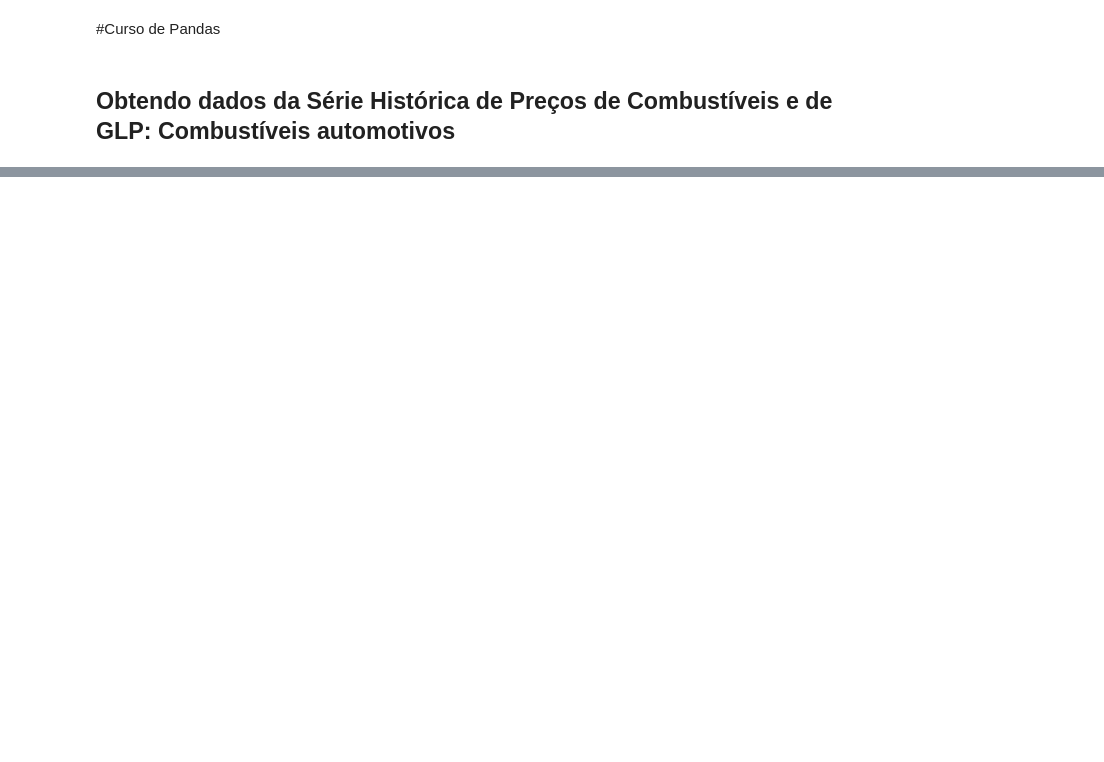
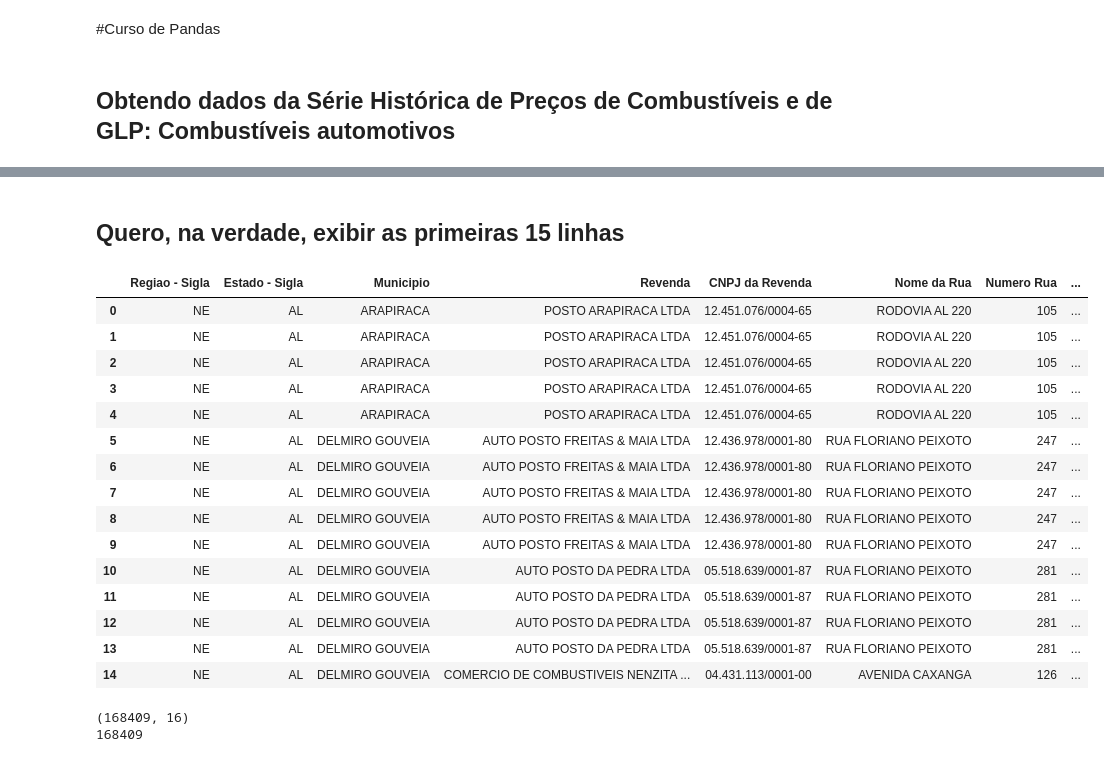
Before and after one commit to gabe-lda/pandas-uni, a Jupyter notebook: pandas_1.ipynb, the cells around one changed output, grey strips where cells are left out. Drawn from its saved outputs; the diff is of its cells as text; code cells hidden in the pictures; blank space fills up the shorter version.

```diff
--- a/pandas_1.ipynb
+++ b/pandas_1.ipynb
@@ -73,0 +58,3 @@ combustiveis_df.to_parquet("ca-200401-202201.snappy.parquet")
+# %%
+combustiveis_df = pd.read_excel("ca-2021-02.xlsx")
+print(combustiveis_df)
@@ -73,0 +90,31 @@ combustiveis_df.to_parquet("ca-200401-202201.snappy.parquet")
+# %% [markdown]
+## Quero, na verdade, exibir as primeiras 15 linhas
+# %%
+display(combustiveis_df.head(15))
+# %% [output]
+|  | Regiao - Sigla | Estado - Sigla | Municipio | Revenda | CNPJ da Revenda | Nome da Rua | Numero Rua | ... |
+| 0 | NE | AL | ARAPIRACA | POSTO ARAPIRACA LTDA | 12.451.076/0004-65 | RODOVIA AL 220 | 105 | ... |
+| 1 | NE | AL | ARAPIRACA | POSTO ARAPIRACA LTDA | 12.451.076/0004-65 | RODOVIA AL 220 | 105 | ... |
+| 2 | NE | AL | ARAPIRACA | POSTO ARAPIRACA LTDA | 12.451.076/0004-65 | RODOVIA AL 220 | 105 | ... |
+| 3 | NE | AL | ARAPIRACA | POSTO ARAPIRACA LTDA | 12.451.076/0004-65 | RODOVIA AL 220 | 105 | ... |
+| 4 | NE | AL | ARAPIRACA | POSTO ARAPIRACA LTDA | 12.451.076/0004-65 | RODOVIA AL 220 | 105 | ... |
+| 5 | NE | AL | DELMIRO GOUVEIA | AUTO POSTO FREITAS & MAIA LTDA | 12.436.978/0001-80 | RUA FLORIANO PEIXOTO | 247 | ... |
+| 6 | NE | AL | DELMIRO GOUVEIA | AUTO POSTO FREITAS & MAIA LTDA | 12.436.978/0001-80 | RUA FLORIANO PEIXOTO | 247 | ... |
+| 7 | NE | AL | DELMIRO GOUVEIA | AUTO POSTO FREITAS & MAIA LTDA | 12.436.978/0001-80 | RUA FLORIANO PEIXOTO | 247 | ... |
+| 8 | NE | AL | DELMIRO GOUVEIA | AUTO POSTO FREITAS & MAIA LTDA | 12.436.978/0001-80 | RUA FLORIANO PEIXOTO | 247 | ... |
+| 9 | NE | AL | DELMIRO GOUVEIA | AUTO POSTO FREITAS & MAIA LTDA | 12.436.978/0001-80 | RUA FLORIANO PEIXOTO | 247 | ... |
+| 10 | NE | AL | DELMIRO GOUVEIA | AUTO POSTO DA PEDRA LTDA | 05.518.639/0001-87 | RUA FLORIANO PEIXOTO | 281 | ... |
+| 11 | NE | AL | DELMIRO GOUVEIA | AUTO POSTO DA PEDRA LTDA | 05.518.639/0001-87 | RUA FLORIANO PEIXOTO | 281 | ... |
+| 12 | NE | AL | DELMIRO GOUVEIA | AUTO POSTO DA PEDRA LTDA | 05.518.639/0001-87 | RUA FLORIANO PEIXOTO | 281 | ... |
+| 13 | NE | AL | DELMIRO GOUVEIA | AUTO POSTO DA PEDRA LTDA | 05.518.639/0001-87 | RUA FLORIANO PEIXOTO | 281 | ... |
+| 14 | NE | AL | DELMIRO GOUVEIA | COMERCIO DE COMBUSTIVEIS NENZITA ... | 04.431.113/0001-00 | AVENIDA CAXANGA | 126 | ... |
+# %%
+# Comandos Dataframe.shape e Dataframe.describe()
+print(combustiveis_df.shape)
+#mostra o número de linhas e colunas (linhas, colunas)
+
+#só as linhas
+print(combustiveis_df.shape[0])
+# %% [output]
+(168409, 16)
+168409
```
Also changed, not shown: parts of 20 cells of this notebook.
